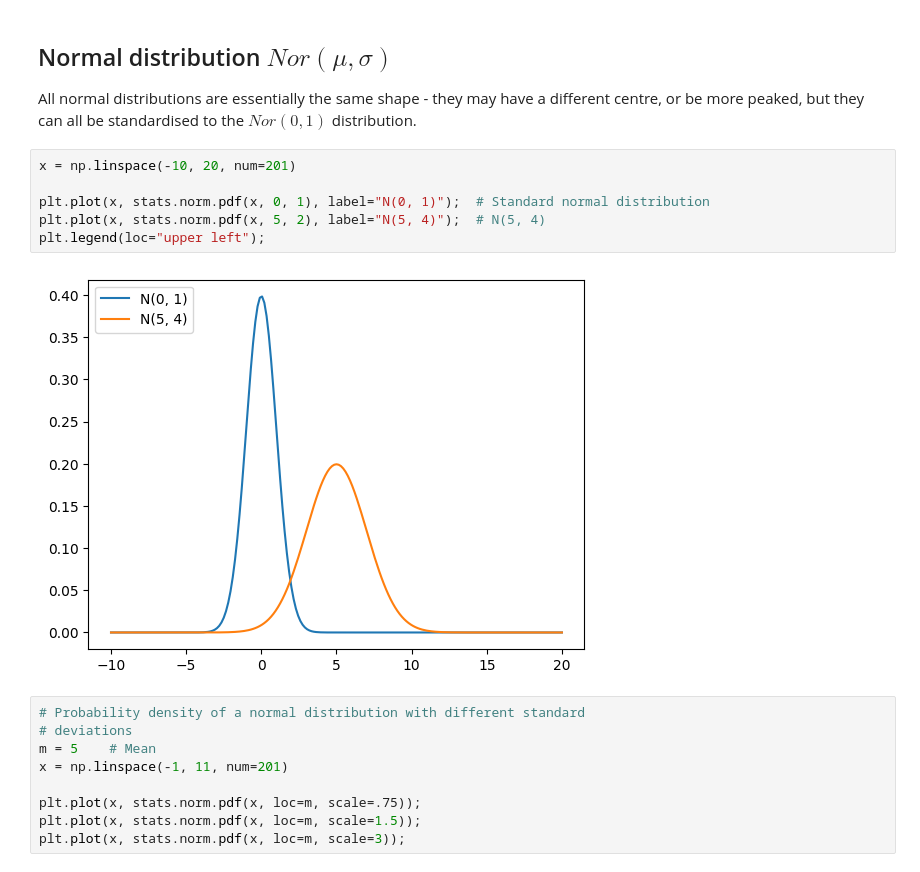
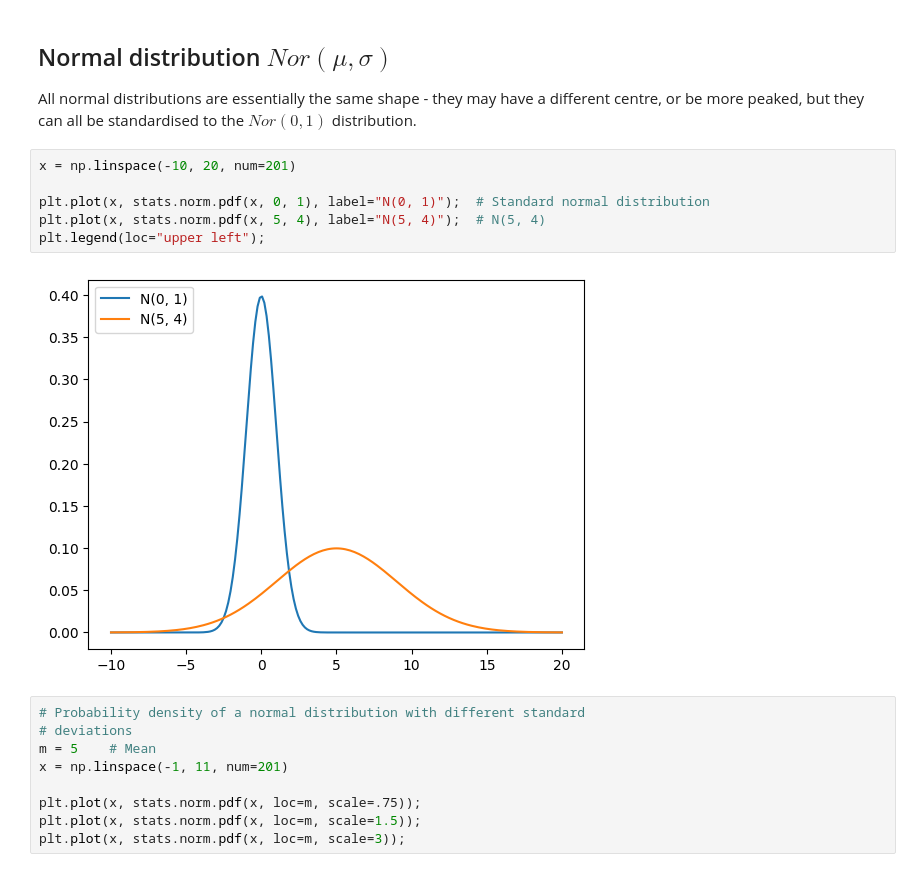
Before and after one commit to Vincent-Gielen/dsai-ex, a Jupyter notebook: 3-central-limit-testing/3.01-probability.ipynb, the cells around one changed output. Saved outputs shown, nothing was run; the diff lists cells and outputs as text.

```diff
--- a/3-central-limit-testing/3.01-probability.ipynb
+++ b/3-central-limit-testing/3.01-probability.ipynb
@@ -664,11 +779,11 @@ All normal distributions are essentially the same shape - they may have a differ
 # %%
 x = np.linspace(-10, 20, num=201)
 
 plt.plot(x, stats.norm.pdf(x, 0, 1), label="N(0, 1)");  # Standard normal distribution
-plt.plot(x, stats.norm.pdf(x, 5, 2), label="N(5, 4)");  # N(5, 4)
+plt.plot(x, stats.norm.pdf(x, 5, 4), label="N(5, 4)");  # N(5, 4)
 plt.legend(loc="upper left");
 # %% [output]
-[figure, old version]
+[figure, new version]
 # %%
 # Probability density of a normal distribution with different standard
 # deviations
```
Also changed, not shown: parts of 31 cells of this notebook.
